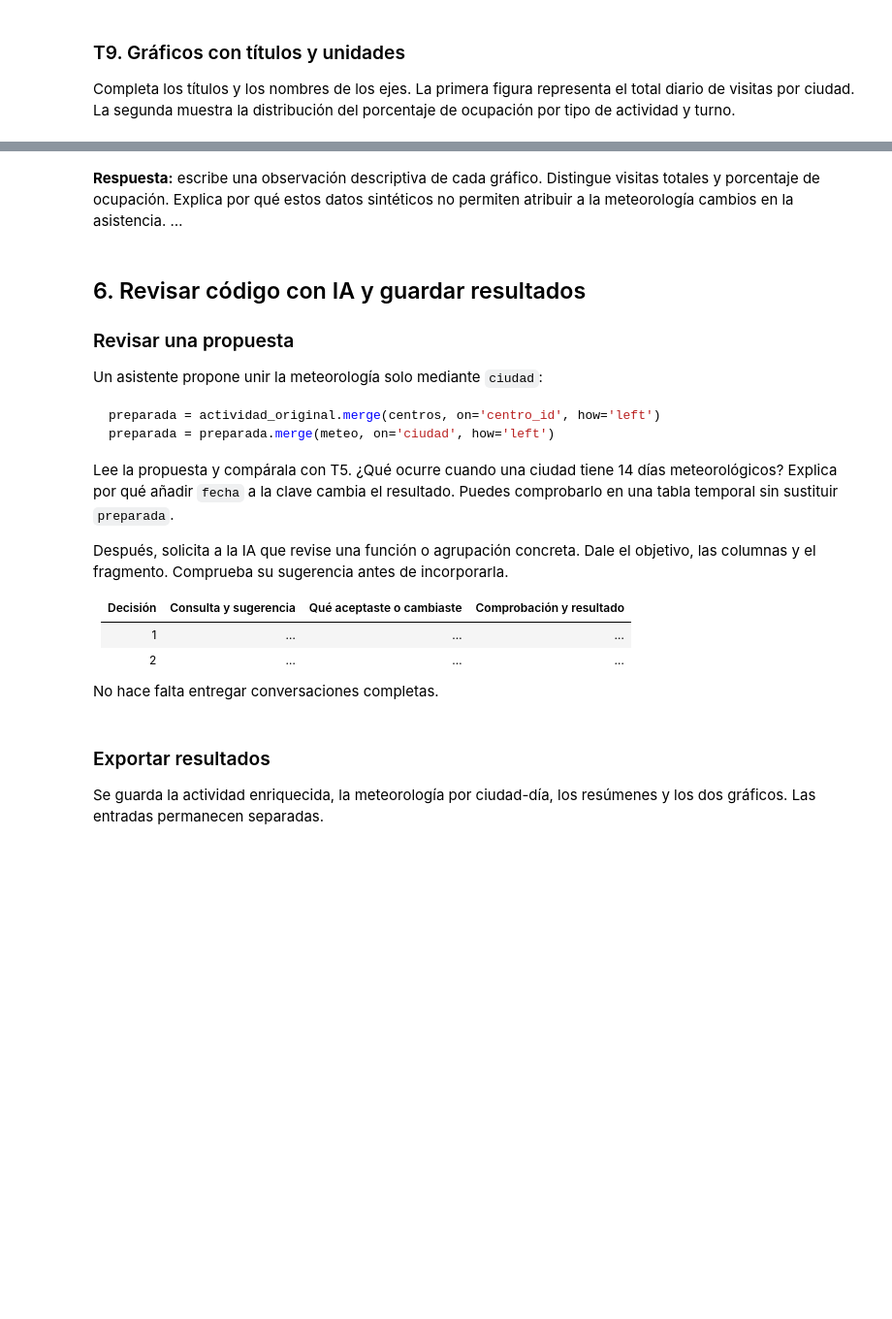
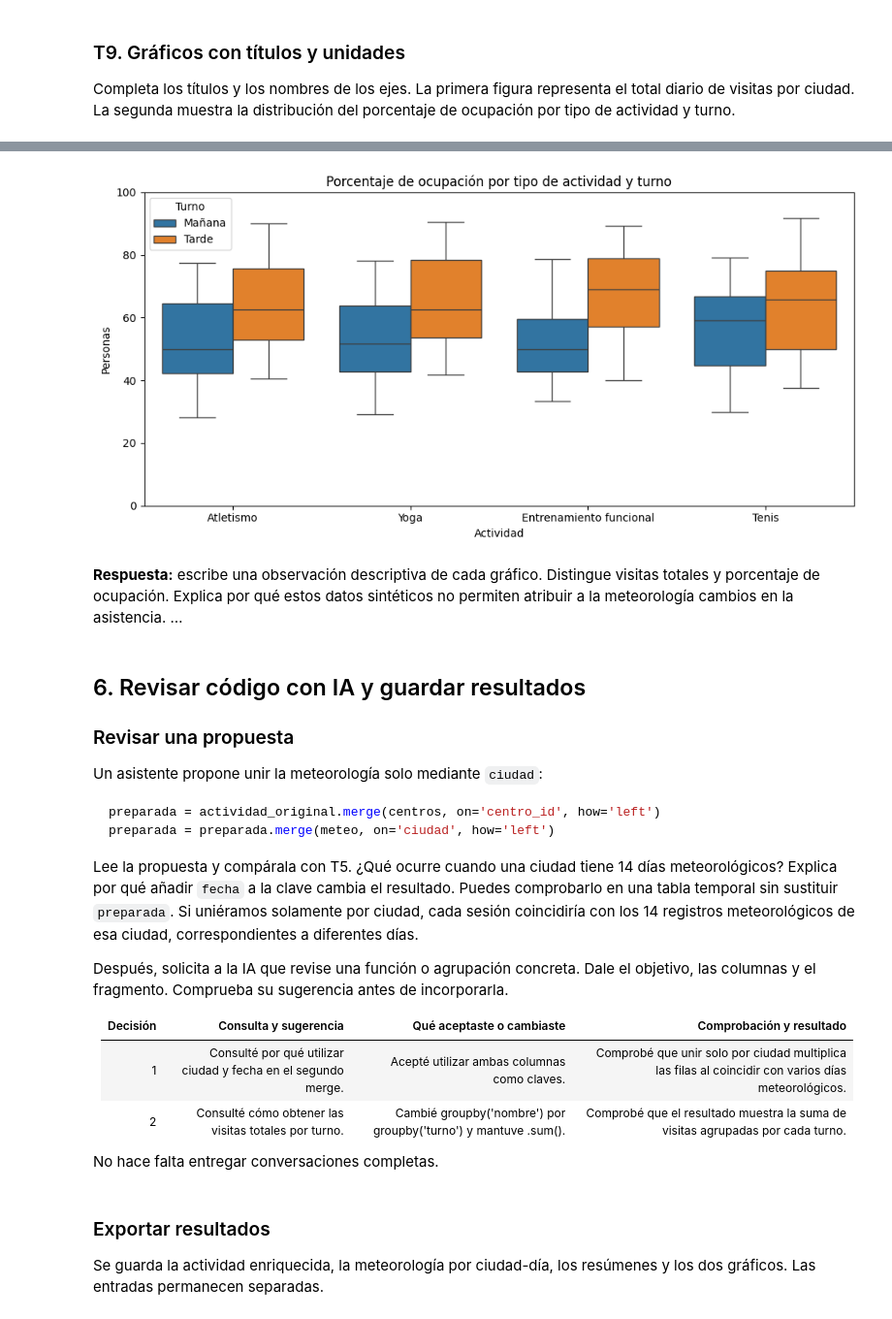
Before and after one commit to paualte09/Business-Analytics_Paula-Kenny-y-Azucena, a Jupyter notebook: Practica_centros_alumnado_v02.ipynb, the cells around one changed output, grey strips where cells are left out. Shown at 97% size. Cells and saved outputs as stored; diff of their text form; code cells hidden in the pictures; blank space fills up the shorter version.

````diff
--- a/Practica_centros_alumnado_v02.ipynb
+++ b/Practica_centros_alumnado_v02.ipynb
@@ -393,17 +442,19 @@ plt.show()
 # %%
 fig, ax = plt.subplots(figsize=(10, 5))
 sns.boxplot(data=preparada, x='actividad', y='ocupacion_pct', hue='turno', ax=ax)
 # MODIFICAR: ESCRIBE UN TÍTULO QUE DESCRIBA EL GRÁFICO.
-ax.set_title('')
+ax.set_title('Porcentaje de ocupación por tipo de actividad y turno')
 # MODIFICAR: IDENTIFICA LA VARIABLE DEL EJE HORIZONTAL.
-ax.set_xlabel('')
+ax.set_xlabel('Actividad')
 # MODIFICAR: IDENTIFICA LA VARIABLE Y UNIDAD DEL EJE VERTICAL.
-ax.set_ylabel('')
+ax.set_ylabel('Personas')
 ax.set_ylim(0, 100)
 ax.legend(title='Turno')
 fig.tight_layout()
 fig.savefig(SALIDAS / 'ocupacion_actividad.png', dpi=150)
 plt.show()
+# %% [output]
+[figure, added]
 # %% [markdown]
 **Respuesta:** escribe una observación descriptiva de cada gráfico. Distingue visitas totales y porcentaje de ocupación. Explica por qué estos datos sintéticos no permiten atribuir a la meteorología cambios en la asistencia. …
 # %% [markdown]
@@ -415,13 +466,14 @@ preparada = actividad_original.merge(centros, on='centro_id', how='left')
 preparada = preparada.merge(meteo, on='ciudad', how='left')
 ```
 Lee la propuesta y compárala con T5. ¿Qué ocurre cuando una ciudad tiene 14 días meteorológicos? Explica por qué añadir `fecha` a la clave cambia el resultado. Puedes comprobarlo en una tabla temporal sin sustituir `preparada`.
+Si uniéramos solamente por ciudad, cada sesión coincidiría con los 14 registros meteorológicos de esa ciudad, correspondientes a diferentes días.
 
 Después, solicita a la IA que revise una función o agrupación concreta. Dale el objetivo, las columnas y el fragmento. Comprueba su sugerencia antes de incorporarla.
 
 | Decisión | Consulta y sugerencia | Qué aceptaste o cambiaste | Comprobación y resultado |
 |---|---|---|---|
-| 1 | … | … | … |
-| 2 | … | … | … |
+| 1 | Consulté por qué utilizar ciudad y fecha en el segundo merge.| Acepté utilizar ambas columnas como claves. | Comprobé que unir solo por ciudad multiplica las filas al coincidir con varios días meteorológicos. |
+| 2 | Consulté cómo obtener las visitas totales por turno. | Cambié groupby('nombre') por groupby('turno') y mantuve .sum(). | Comprobé que el resultado muestra la suma de visitas agrupadas por cada turno. |
 
 No hace falta entregar conversaciones completas.
 # %% [markdown]
````
Also changed, not shown: parts of 25 cells of this notebook.
